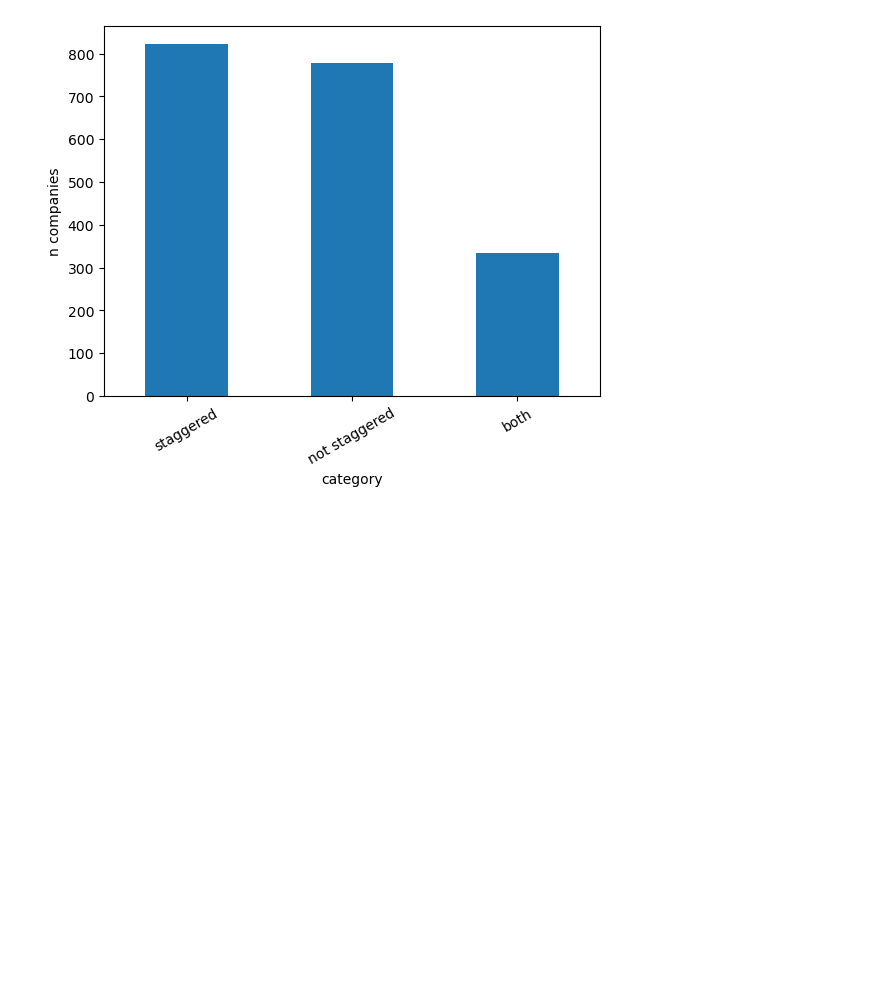
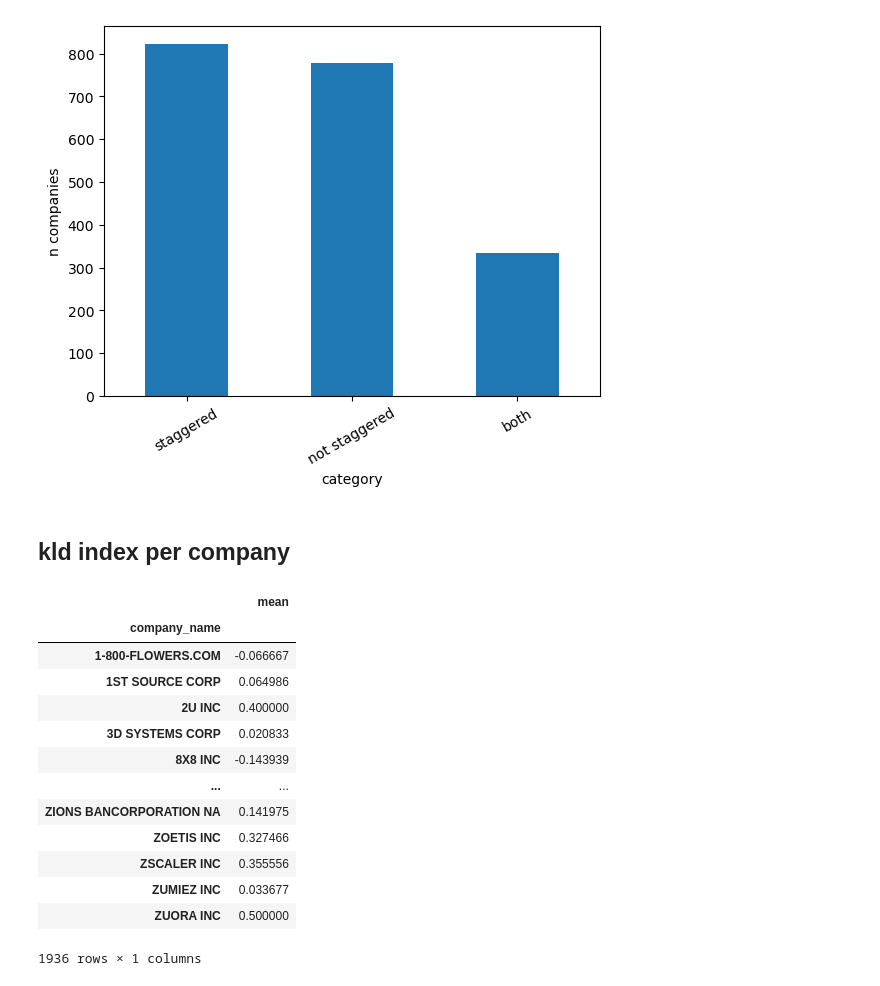
Before and after one commit to oliverangelil/ipynb, a Jupyter notebook: julie_eda.ipynb, the cells around one changed output. Drawn from its saved outputs; the diff is of its cells as text; code cells hidden in the pictures; blank space fills up the shorter version.

```diff
--- a/julie_eda.ipynb
+++ b/julie_eda.ipynb
@@ -120,3 +120,23 @@ ax.set_xticklabels(["staggered", "not staggered", "both"])
 # %% [output]
 [Text(0, 0, 'staggered'), Text(1, 0, 'not staggered'), Text(2, 0, 'both')]
 [figure]
+# %% [markdown]
+## kld index per company
+# %%
+kld_per_company = df.groupby('company_name')["kld_index"].agg(mean="mean")
+kld_per_company
+# %% [output]
+|  | mean |
+| company_name |  |
+| 1-800-FLOWERS.COM | -0.066667 |
+| 1ST SOURCE CORP | 0.064986 |
+| 2U INC | 0.400000 |
+| 3D SYSTEMS CORP | 0.020833 |
+| 8X8 INC | -0.143939 |
+| ... | ... |
+| ZIONS BANCORPORATION NA | 0.141975 |
+| ZOETIS INC | 0.327466 |
+| ZSCALER INC | 0.355556 |
+| ZUMIEZ INC | 0.033677 |
+| ZUORA INC | 0.500000 |
+1936 rows × 1 columns
```
Also changed, not shown: parts of 6 cells of this notebook.
